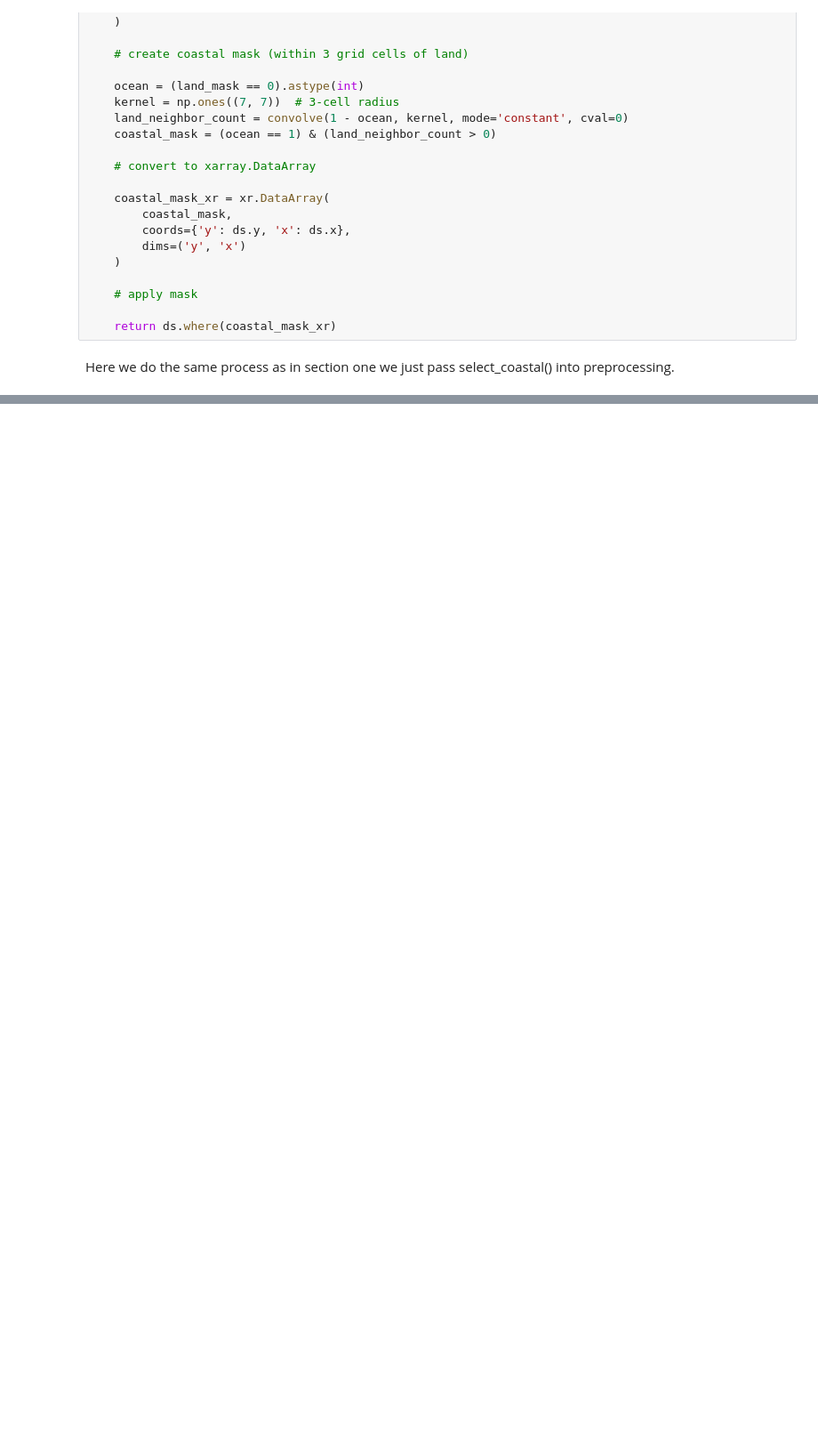
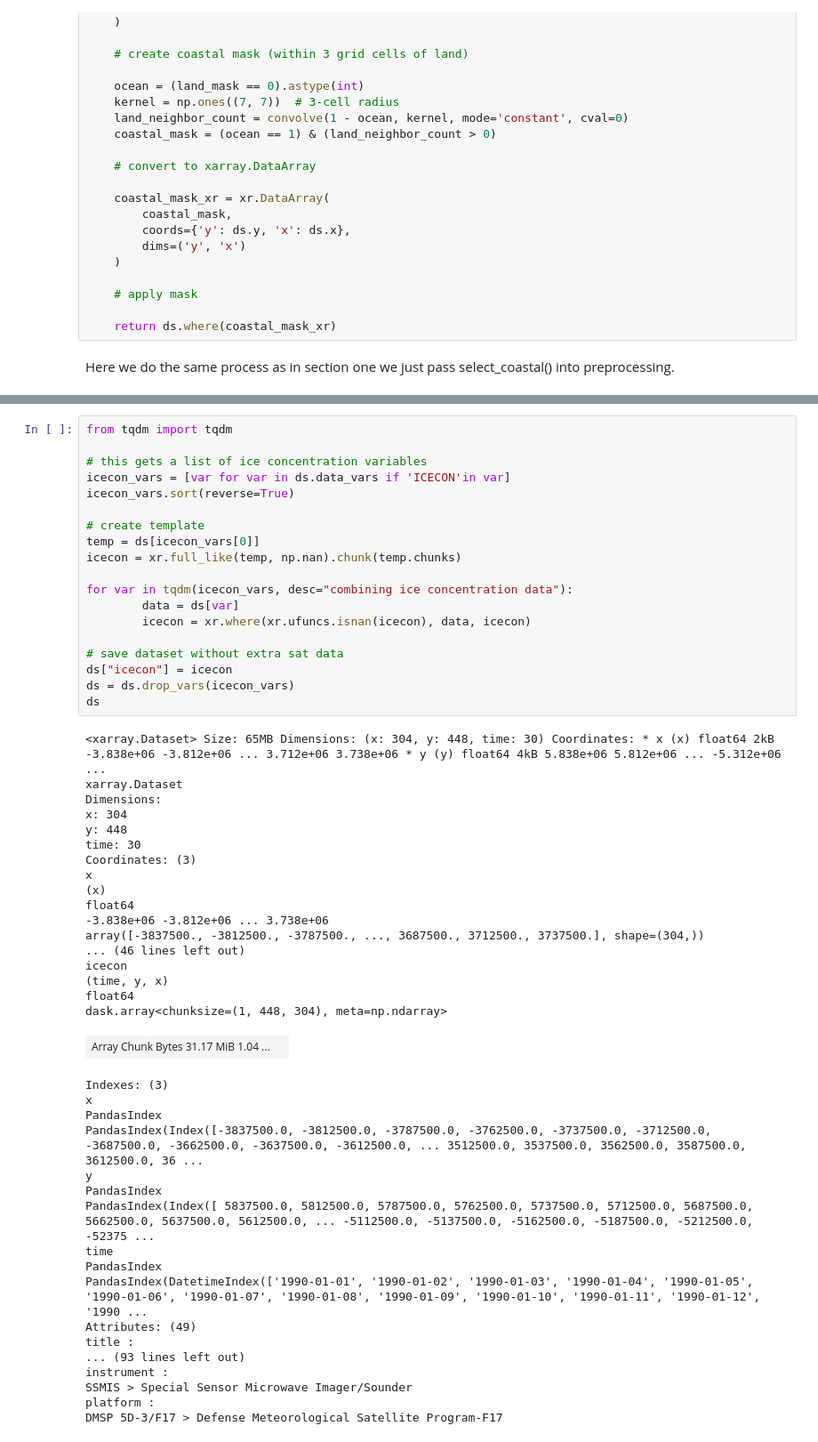
Before and after one commit to felixleodiaz/coastal-sea-ice, a Jupyter notebook: scripts/CNSIDCtutorial.ipynb, the cells around one changed output, grey strips where cells are left out. Shown at 89% size. Cells and saved outputs as stored; diff of their text form; blank space fills up the shorter version.

```diff
--- a/scripts/CNSIDCtutorial.ipynb
+++ b/scripts/CNSIDCtutorial.ipynb
@@ -233,0 +264,55 @@ ds.F17_ICECON.isel(time=12).plot(cmap='Blues', cbar_kwargs={'label': 'Sea Ice Co
+# %%
+from tqdm import tqdm
+
+# this gets a list of ice concentration variables
+icecon_vars = [var for var in ds.data_vars if 'ICECON'in var]
+icecon_vars.sort(reverse=True)
+
+# create template
+temp = ds[icecon_vars[0]]
+icecon = xr.full_like(temp, np.nan).chunk(temp.chunks)
+
+for var in tqdm(icecon_vars, desc="combining ice concentration data"):
+        data = ds[var]
+        icecon = xr.where(xr.ufuncs.isnan(icecon), data, icecon)
+
+# save dataset without extra sat data
+ds["icecon"] = icecon
+ds = ds.drop_vars(icecon_vars)
+ds
+# %% [output]
+<xarray.Dataset> Size: 65MB Dimensions: (x: 304, y: 448, time: 30) Coordinates: * x (x) float64 2kB -3.838e+06 -3.812e+06 ... 3.712e+06 3.738e+06 * y (y) float64 4kB 5.838e+06 5.812e+06 ... -5.312e+06 ...
+xarray.Dataset
+Dimensions:
+x: 304
+y: 448
+time: 30
+Coordinates: (3)
+x
+(x)
+float64
+-3.838e+06 -3.812e+06 ... 3.738e+06
+array([-3837500., -3812500., -3787500., ..., 3687500., 3712500., 3737500.], shape=(304,))
+... (46 lines left out)
+icecon
+(time, y, x)
+float64
+dask.array<chunksize=(1, 448, 304), meta=np.ndarray>
+| Array Chunk Bytes 31.17 MiB 1.04 ... |  |
+Indexes: (3)
+x
+PandasIndex
+PandasIndex(Index([-3837500.0, -3812500.0, -3787500.0, -3762500.0, -3737500.0, -3712500.0, -3687500.0, -3662500.0, -3637500.0, -3612500.0, ... 3512500.0, 3537500.0, 3562500.0, 3587500.0, 3612500.0, 36 ...
+y
+PandasIndex
+PandasIndex(Index([ 5837500.0, 5812500.0, 5787500.0, 5762500.0, 5737500.0, 5712500.0, 5687500.0, 5662500.0, 5637500.0, 5612500.0, ... -5112500.0, -5137500.0, -5162500.0, -5187500.0, -5212500.0, -52375 ...
+time
+PandasIndex
+PandasIndex(DatetimeIndex(['1990-01-01', '1990-01-02', '1990-01-03', '1990-01-04', '1990-01-05', '1990-01-06', '1990-01-07', '1990-01-08', '1990-01-09', '1990-01-10', '1990-01-11', '1990-01-12', '1990 ...
+Attributes: (49)
+title :
+... (93 lines left out)
+instrument :
+SSMIS > Special Sensor Microwave Imager/Sounder
+platform :
+DMSP 5D-3/F17 > Defense Meteorological Satellite Program-F17
```
Also changed, not shown: parts of 12 cells of this notebook, 2 other files.
